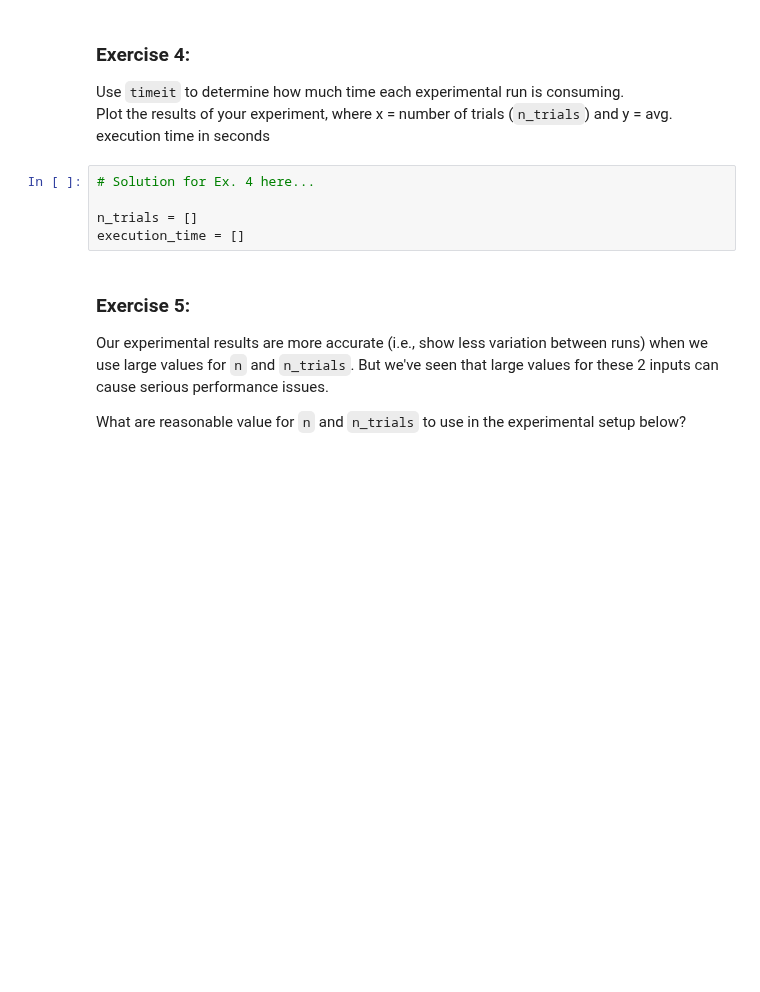
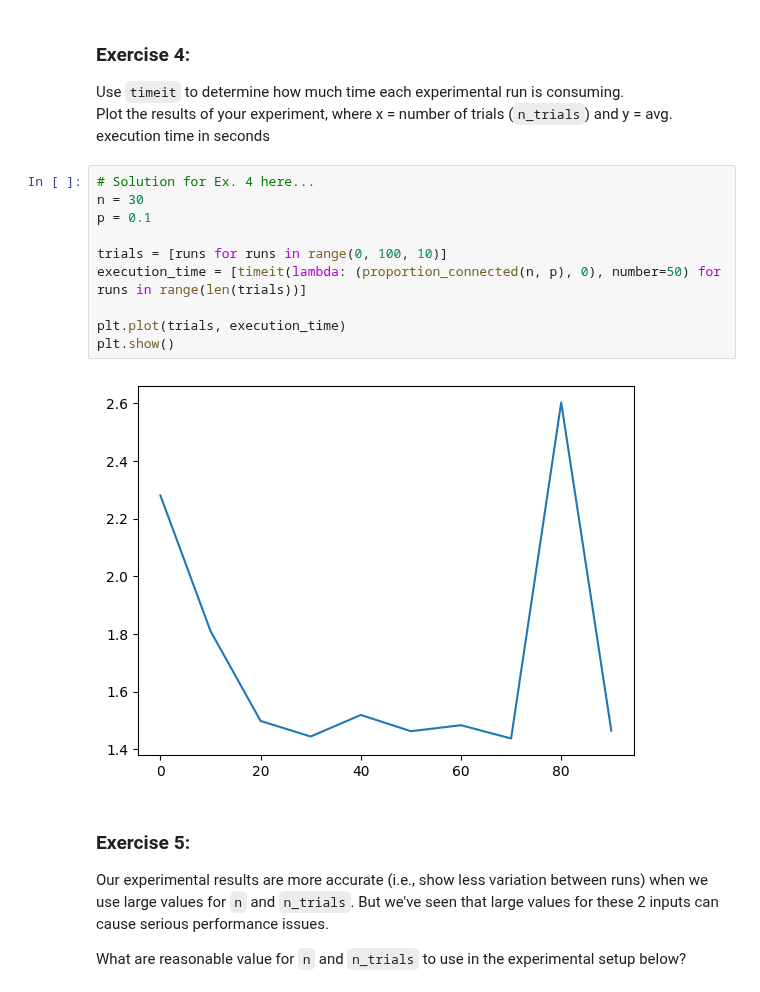
Before and after one commit to silentflame04/cap-comp215, a Jupyter notebook: labs/lab04-graphs.ipynb, the cells around one changed output. Cells and saved outputs as stored; diff of their text form; blank space fills up the shorter version.

```diff
--- a/labs/lab04-graphs.ipynb
+++ b/labs/lab04-graphs.ipynb
@@ -173,11 +173,18 @@ f'Likelihood that an ER graph (n={n}, p={p}) is connected: {p_connected:.1f}%'
 ### Exercise 4:
 Use `timeit` to determine how much time each experimental run is consuming.
 Plot the results of your experiment, where x = number of trials (`n_trials`) and y = avg. execution time in seconds
-# %%
-# Solution for Ex. 4 here...
-
-n_trials = []
-execution_time = []
+# %%
+# Solution for Ex. 4 here...
+n = 30
+p = 0.1
+
+trials = [runs for runs in range(0, 100, 10)]
+execution_time = [timeit(lambda: (proportion_connected(n, p), 0), number=50) for runs in range(len(trials))]
+
+plt.plot(trials, execution_time)
+plt.show()
+# %% [output]
+[figure, added]
 # %% [markdown]
 ### Exercise 5:
 Our experimental results are more accurate (i.e., show less variation between runs) when we use large values for `n` and `n_trials`.  But we've seen that large values for these 2 inputs can cause serious performance issues.
```
Also changed, not shown: parts of 3 cells of this notebook.
